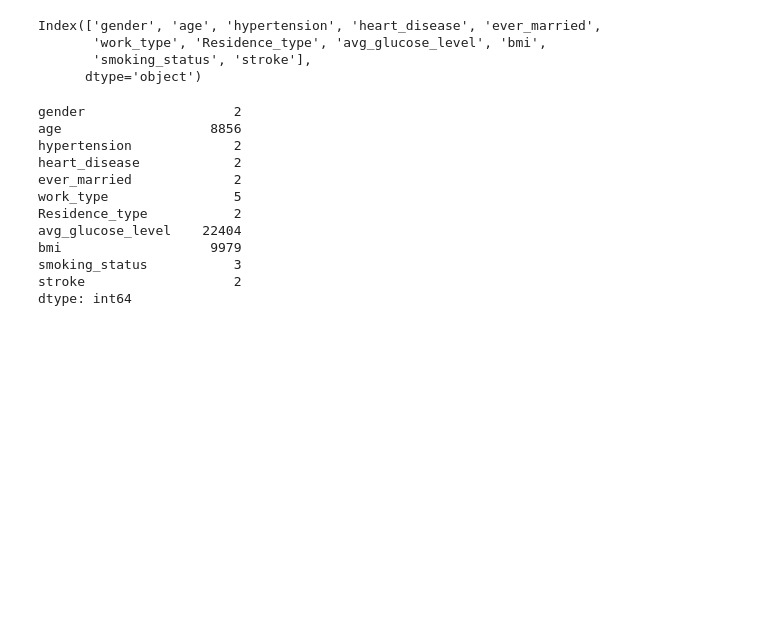
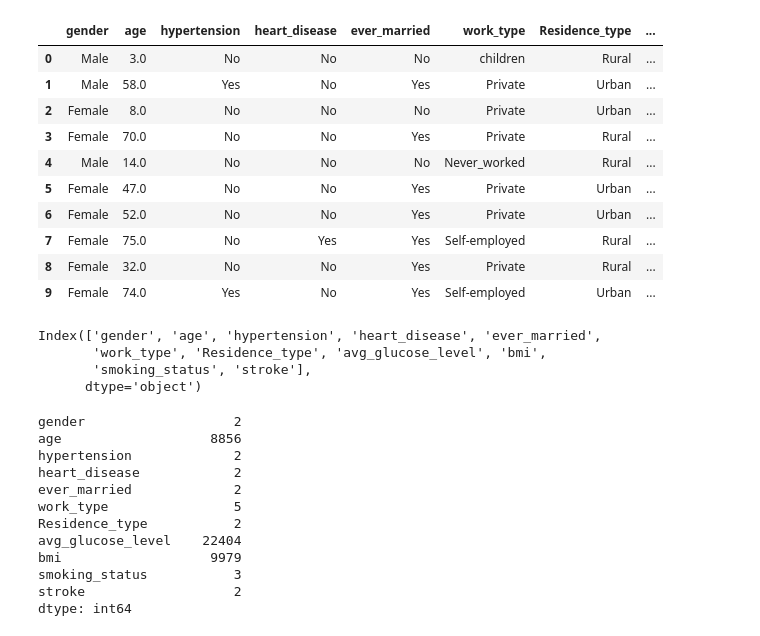
Before and after one commit to Lokeshdeswal/Mulitple_Disease_Prediction, a Jupyter notebook: Brain_final.ipynb, the cells around one changed output. Saved outputs shown, nothing was run; the diff lists cells and outputs as text; code cells hidden in the pictures; blank space fills up the shorter version.

```diff
--- a/Brain_final.ipynb
+++ b/Brain_final.ipynb
@@ -10,0 +19,14 @@ from imblearn.over_sampling import ADASYN
+# %%
+df[df['stroke']=='No'].head(10)
+# %% [output]
+|  | gender | age | hypertension | heart_disease | ever_married | work_type | Residence_type | ... |
+| 0 | Male | 3.0 | No | No | No | children | Rural | ... |
+| 1 | Male | 58.0 | Yes | No | Yes | Private | Urban | ... |
+| 2 | Female | 8.0 | No | No | No | Private | Urban | ... |
+| 3 | Female | 70.0 | No | No | Yes | Private | Rural | ... |
+| 4 | Male | 14.0 | No | No | No | Never_worked | Rural | ... |
+| 5 | Female | 47.0 | No | No | Yes | Private | Urban | ... |
+| 6 | Female | 52.0 | No | No | Yes | Private | Urban | ... |
+| 7 | Female | 75.0 | No | Yes | Yes | Self-employed | Rural | ... |
+| 8 | Female | 32.0 | No | No | Yes | Private | Rural | ... |
+| 9 | Female | 74.0 | Yes | No | Yes | Self-employed | Urban | ... |
```
Also changed, not shown: parts of 35 cells of this notebook, 2 other files.
